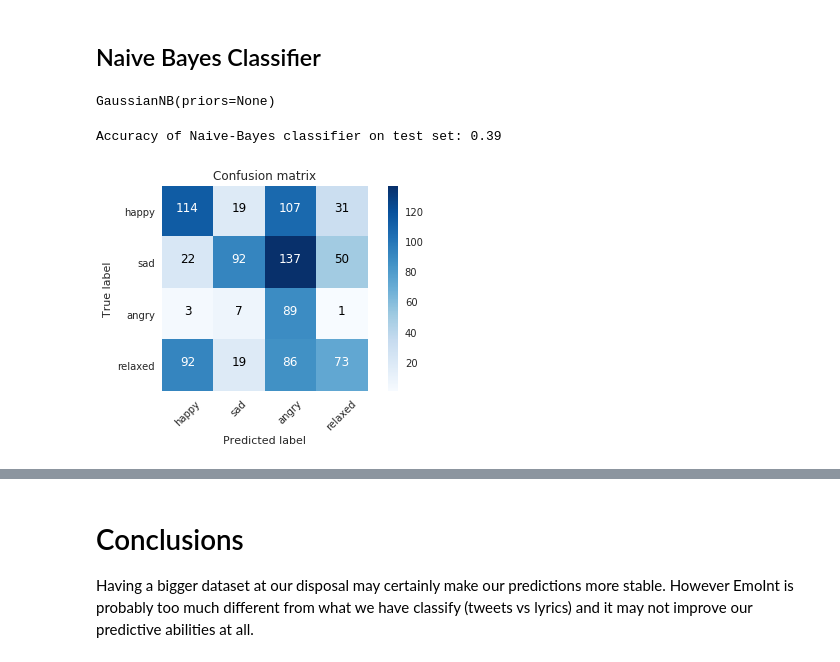
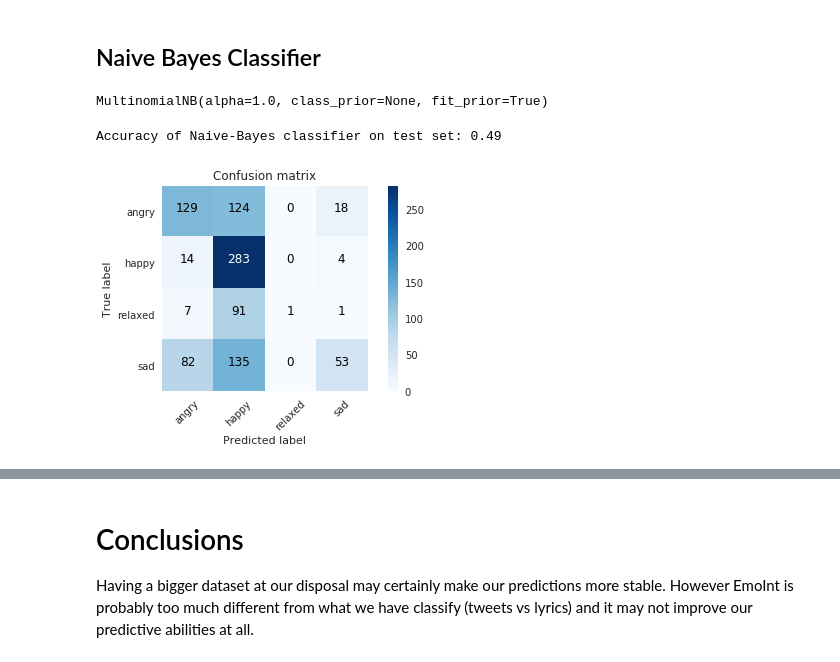
Before and after one commit to sgiammy/emotion-patterns-in-music-playlists, a Jupyter notebook: src/EmoInt.ipynb, the cells around one changed output, grey strips where cells are left out. Saved outputs shown, nothing was run; the diff lists cells and outputs as text; code cells hidden in the pictures.

```diff
--- a/src/EmoInt.ipynb
+++ b/src/EmoInt.ipynb
@@ -299,0 +310,2 @@ Using TensorFlow backend.
+# %%
+cm_labels = encoder.inverse_transform([0, 1, 2, 3])
@@ -325,13 +345,6 @@ def build_ann(optimizer='adam', input_size=X_vect.shape[1]):
     return classifier
 # %%
 classifier = build_ann('adam')
-classifier.fit(X_train, y_nn, batch_size = 256, epochs = 300, verbose=True)
-y_pred = classifier.predict(X_test)
-
-
-y_pred1 = np.argmax(y_pred,axis=1)
-
-encoder = LabelEncoder()
-encoder.fit(y_test)
-encoded_Y = encoder.transform(y_test)
-y_nn_pred = np_utils.to_categorical(encoded_Y)
+classifier.fit(X_train_nn, y_train_nn, batch_size = 256, epochs = 100, verbose=0)
+y_pred = classifier.predict(X_test_nn)
+y_pred = np.argmax(y_pred,axis=1)
@@ -364,3 +370,15 @@ Accuracy: 86.41
 # %% [markdown]
 ## Naive Bayes Classifier
+# %%
+from sklearn.preprocessing import MinMaxScaler
+
+## Scale inputs
+
+sc = MinMaxScaler()
+
+sc.fit(X_train)
+
+X_train_nb = sc.transform(X_train)
+X_test_nb = sc.transform(X_test)
+X_test_extra_nb = sc.transform(X_test_extra)
 # %%
@@ -368,12 +386,12 @@ from sklearn.naive_bayes import GaussianNB
 # %%
-clf = GaussianNB()
-clf.fit(X_train, y_train)
+clf = MultinomialNB()
+clf.fit(X_train_nb, y_train)
 # %% [output]
-GaussianNB(priors=None)
+MultinomialNB(alpha=1.0, class_prior=None, fit_prior=True)
 # %%
-y_pred = clf.predict(X_test)
-plot_confusion_matrix(confusion_matrix(y_test, y_pred))
-print('Accuracy of Naive-Bayes classifier on test set: {:.2f}'.format(clf.score(X_test, y_test)))
+y_pred = clf.predict(X_test_nb)
+plot_confusion_matrix(confusion_matrix(y_test, y_pred), classes=cm_labels)
+print('Accuracy of Naive-Bayes classifier on test set: {:.2f}'.format(clf.score(X_test_nb, y_test)))
 # %% [output]
-Accuracy of Naive-Bayes classifier on test set: 0.39
+Accuracy of Naive-Bayes classifier on test set: 0.49
-[figure, old version]
+[figure, new version]
```
Also changed, not shown: parts of 34 cells of this notebook, 8 other files.
